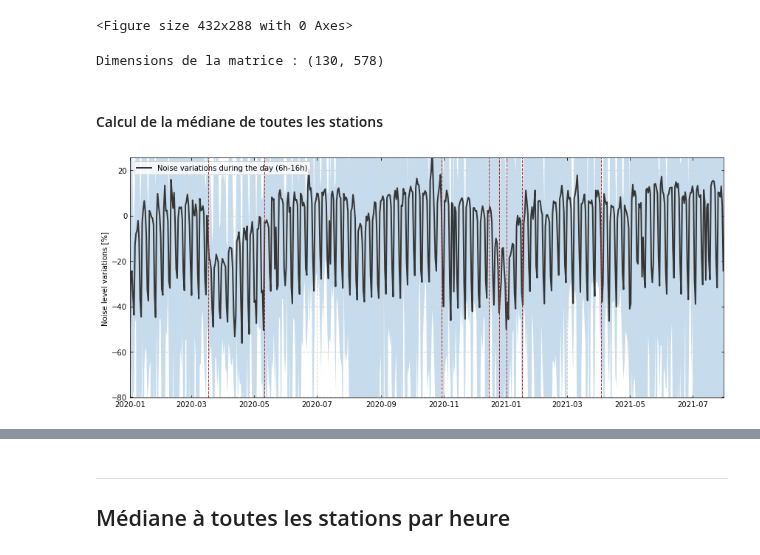
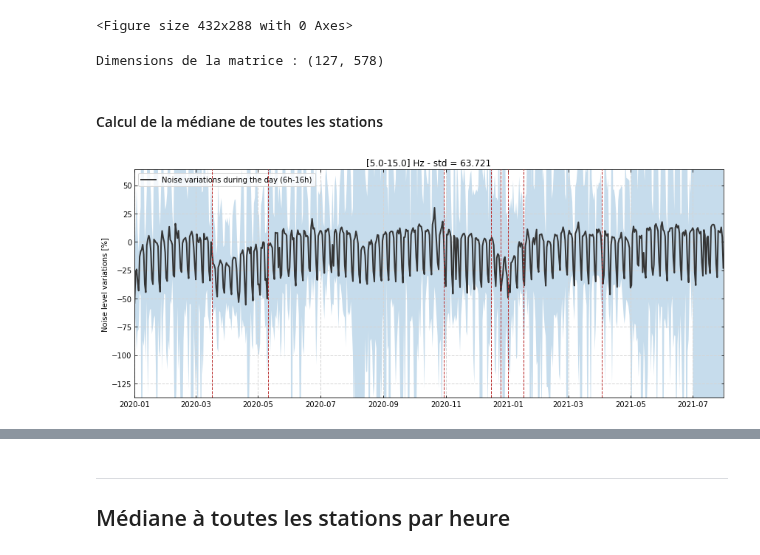
Before and after one commit to FlavienMattern/seismic-noise, a Jupyter notebook: fr_noise_overview.ipynb, the cells around one changed output, grey strips where cells are left out. Cells and saved outputs as stored; diff of their text form; code cells hidden in the pictures.

Commit message:
Modifications graphiques

```diff
--- a/fr_noise_overview.ipynb
+++ b/fr_noise_overview.ipynb
@@ -80,6 +80,7 @@ dates = pd.date_range(tStart, periods=nDays, freq="D")
 dfDates = pd.DataFrame(index=dates)
 # %%
 med_values = []
+st_list = []
 
 for j, st_str in tqdm.tqdm(enumerate(list_stations)):
     # name = "{}_{}_{}".format(st_str, str(periods[i][0])[:10], str(periods[i][1])[:10])
@@ -91,6 +92,8 @@ for j, st_str in tqdm.tqdm(enumerate(list_stations)):
         dRMS = dataframe
     except:
         continue
+
+    st_list = np.append(st_list, st_str)
 
     ### On garde les données dans la période temporelle qui nous intéresse
     mask_time = (dataframe.index > tStart) & (dataframe.index <= tEnd)
@@ -135,7 +138,7 @@ for j, st_str in tqdm.tqdm(enumerate(list_stations)):
 # %%
 print("Dimensions de la matrice :", np.shape(med_values))
 # %% [output]
-Dimensions de la matrice : (130, 578)
+Dimensions de la matrice : (127, 578)
 # %% [markdown]
 #### Calcul de la médiane de toutes les stations
 # %%
@@ -160,35 +163,34 @@ noise_fr = (noise_fr - np.nanmedian(noise_fr))*100
 color = "#353535"
 fig, ax = plt.subplots(figsize=(12, 5))
 ax.tick_params(direction="in", which="both", top=True, right=True)
 # ax.set_title("Frequency band : {}Hz".format(freq))
 ax.plot(dates, noise_fr, color=color, lw=2, zorder=3, label="Noise variations during the day (6h-16h)")
-plt.ylim(2 * np.quantile(noise_fr, 0.05), 2 * np.quantile(noise_fr, 0.95))
+plt.ylim(3.5 * np.quantile(noise_fr, 0.05), 5 * np.quantile(noise_fr, 0.95))
 ax.set_xlim([dates[0], dates[-1]])
 # ax.set_xlabel("Year 2020")
 ax.set_ylabel("Noise level variations [%]")
 
 for desc, t_search in events.items():
     t_search = pd.Timestamp(t_search)
     t_text = t_search - pd.Timedelta("5 days")
     ax.axvline(t_search, ls="--", lw=1, color="#B82A2A", zorder=10)   # Confinement 1
     # ax.text(t_text, 2.8 * np.quantile(noise_fr, 0.05), desc, color="#396790", fontsize="medium", rotation=90)   # Confinement 1
 
 med_var = med_values
 
 for i in range(np.shape(med_var)[0]):
     sublist = med_var[i][:]
     # med_var[i][:] = (sublist - np.nanmedian(sublist[t1_i:t2_i]))*100
     med_var[i][:] = (sublist - np.nanmedian(sublist))*100
 
 std = np.nanstd(med_var, axis=0)
 plt.fill_between(dates,noise_fr-std,noise_fr+std,alpha=.25)
 
 plt.grid(color="#D5D5D5", linestyle='--', linewidth=1)
+plt.legend(loc=2)
+plt.title("[{}] Hz - std = {}".format(freq, round(np.nanmedian(std),3)))
 plt.tight_layout()
-plt.legend(loc=2)
 plt.savefig("RESULTS/FR_2020/noise_{}Hz_DAY.png".format(freq), dpi=300)
 plt.show()
-
-print("Références de normalisation sur l'année : {} - {}".format(dates[t1_i],dates[t2_i]))
 # %% [output]
-[figure, old version]
+[figure, new version]
```
Also changed, not shown: parts of 3 cells of this notebook.
